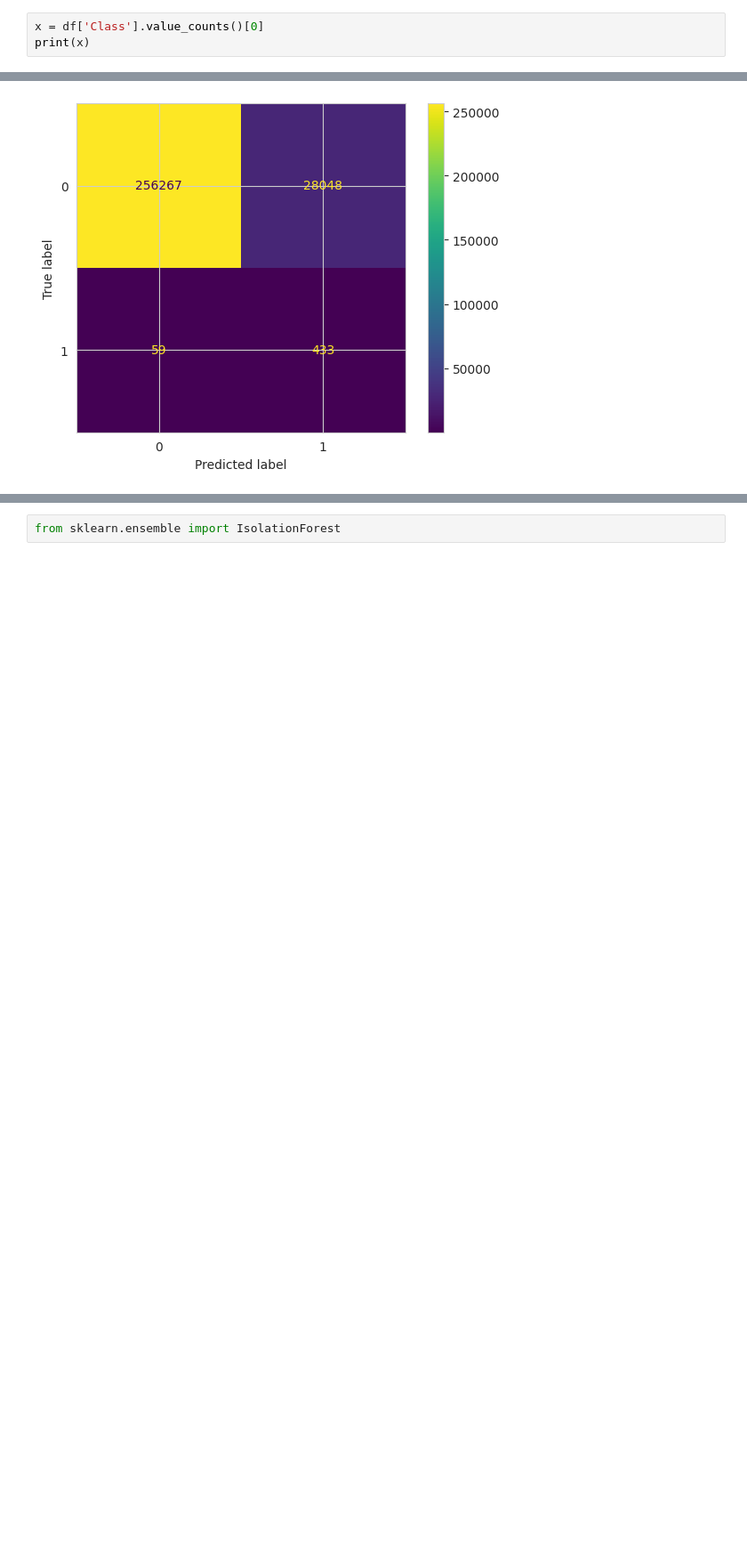
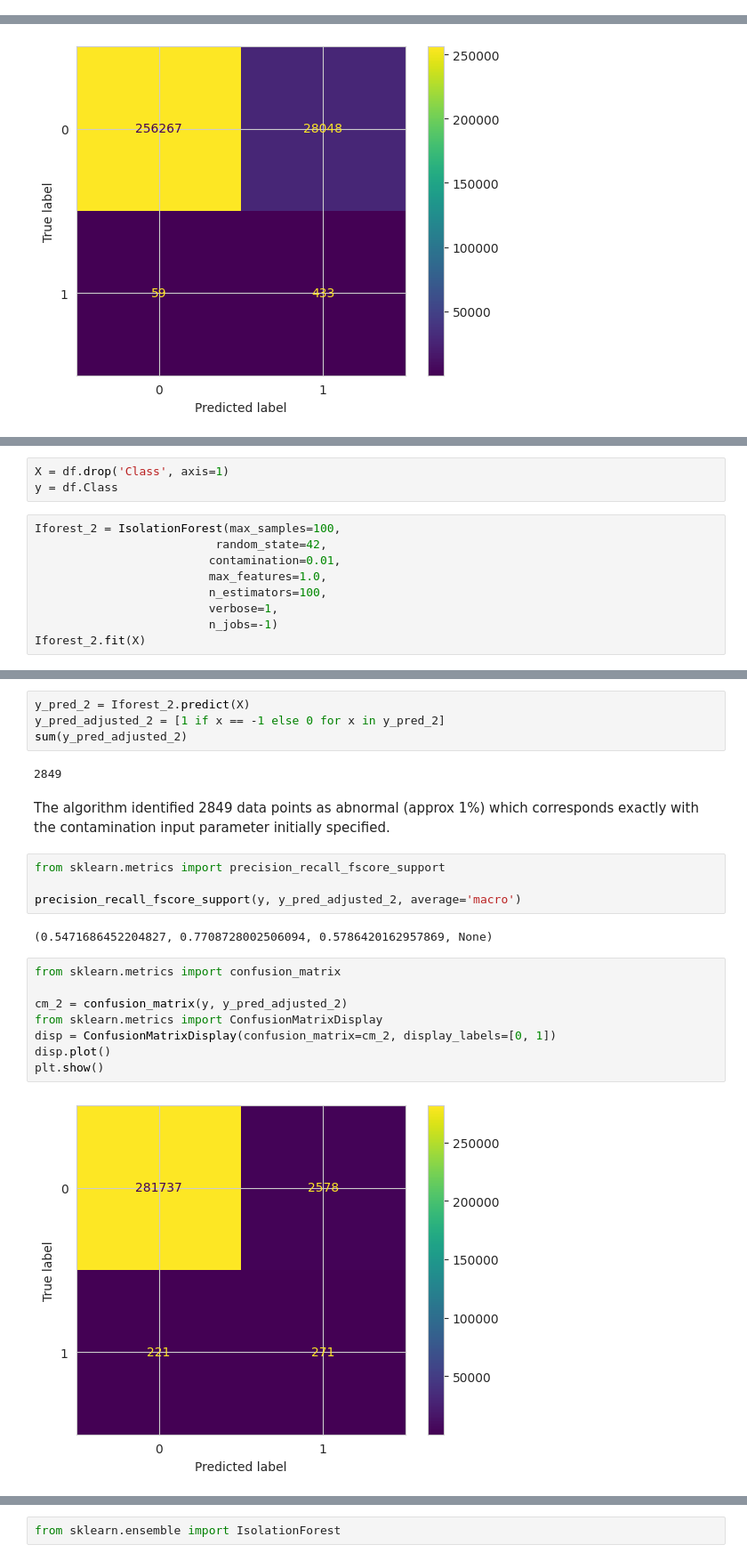
Before and after one commit to SamaSamrin/2024, a Jupyter notebook: Isolation_Forest_1.ipynb, the cells around one changed output, grey strips where cells are left out. Shown at 89% size. Saved outputs shown, nothing was run; the diff lists cells and outputs as text; blank space fills up the shorter version.

```diff
--- a/Isolation_Forest_1.ipynb
+++ b/Isolation_Forest_1.ipynb
@@ -93,6 +95,3 @@ plt.legend()
 plt.show()
 # %% [output]
 [figure]
-# %%
-x = df['Class'].value_counts()[0]
-print(x)
@@ -175,0 +177,12 @@ plt.show()
+# %%
+X = df.drop('Class', axis=1)
+y = df.Class
+# %%
+Iforest_2 = IsolationForest(max_samples=100,
+                          random_state=42,
+                         contamination=0.01,
+                         max_features=1.0,
+                         n_estimators=100,
+                         verbose=1,
+                         n_jobs=-1)
+Iforest_2.fit(X)
@@ -176 +194,25 @@ plt.show()
+# %%
+y_pred_2 = Iforest_2.predict(X)
+y_pred_adjusted_2 = [1 if x == -1 else 0 for x in y_pred_2]
+sum(y_pred_adjusted_2)
+# %% [output]
+2849
+# %% [markdown]
+The algorithm identified 2849 data points as abnormal (approx 1%) which corresponds exactly with the contamination input parameter initially specified.
+# %%
+from sklearn.metrics import precision_recall_fscore_support
+
+precision_recall_fscore_support(y, y_pred_adjusted_2, average='macro')
+# %% [output]
+(0.5471686452204827, 0.7708728002506094, 0.5786420162957869, None)
+# %%
+from sklearn.metrics import confusion_matrix
+
+cm_2 = confusion_matrix(y, y_pred_adjusted_2)
+from sklearn.metrics import ConfusionMatrixDisplay
+disp = ConfusionMatrixDisplay(confusion_matrix=cm_2, display_labels=[0, 1])
+disp.plot()
+plt.show()
+# %% [output]
+[figure, added]
 # %% [markdown]
```
Also changed, not shown: parts of 24 cells of this notebook.
